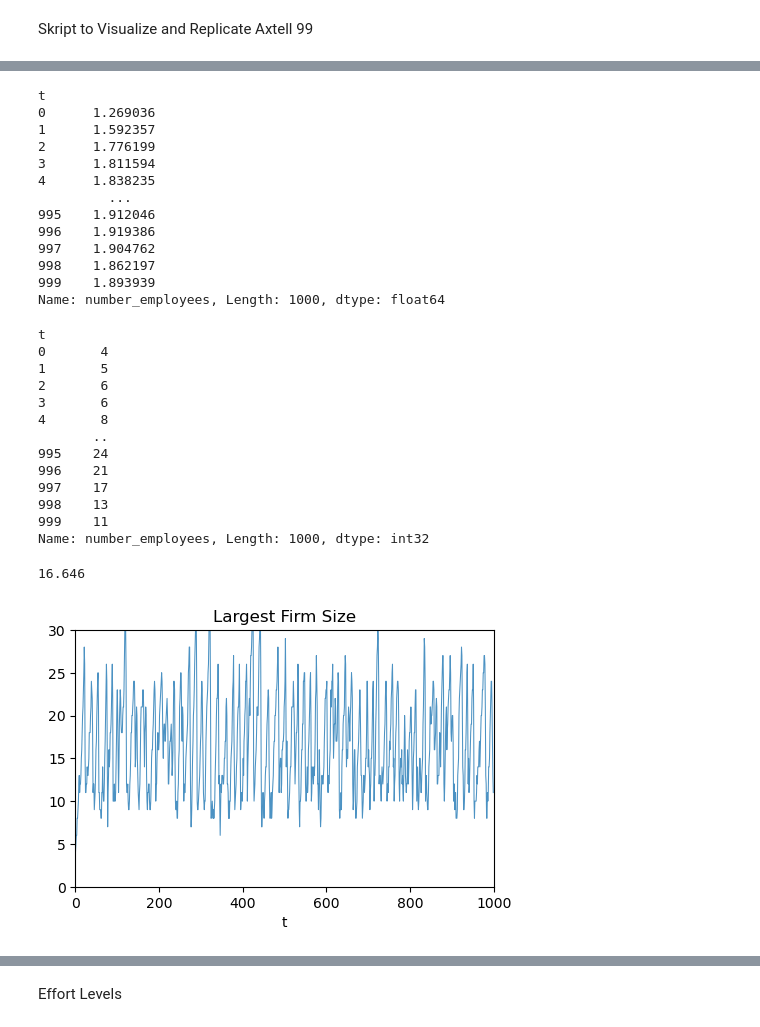
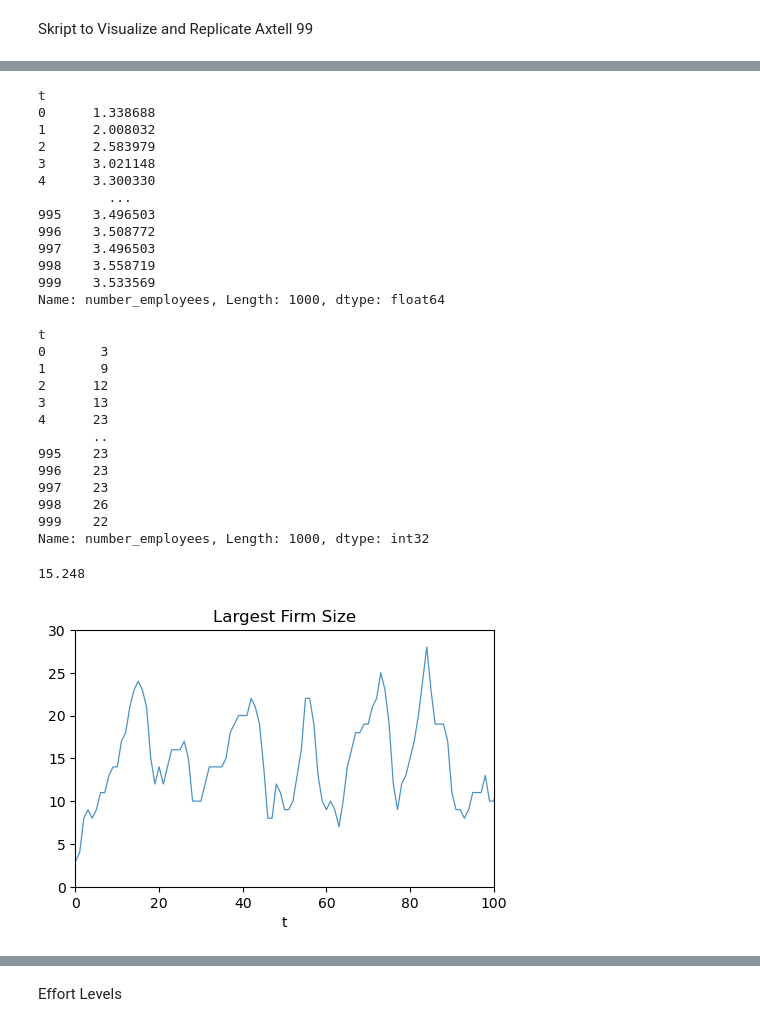
Before and after one commit to niemueller/firmdynamic-abm, a Jupyter notebook: scripts/axtell-99-vis.ipynb, the cells around one changed output, grey strips where cells are left out. Drawn from its saved outputs; the diff is of its cells as text; code cells hidden in the pictures.

```diff
--- a/scripts/axtell-99-vis.ipynb
+++ b/scripts/axtell-99-vis.ipynb
@@ -47,7 +49,7 @@ def set_size(width, fraction=1):
 
     return fig_dim
 # %%
-path_f = f"{out_dir}/res_firm_agent_run{run}_opttype{opttype}.csv.gz"
+path_f = f"{out_dir}/full_run_firm.csv"
 # %%
 path_w = f"{out_dir}/res_worker_agent_run{run}_opttype{opttype}.csv.gz"
 # %%
@@ -95,6 +97,6 @@ worker_df
 1000 rows × 6 columns
 # %%
-firm_dk = dd.read_csv(path_f, blocksize=None , dtype={
+firm_dk = dd.read_csv(path_f , dtype={
     "t": "int16",
     "id": "int32",
     "age": "int16",
@@ -159,17 +163,17 @@ average_firm = firm_dk.groupby(firm_dk.t).number_employees.mean().compute()
 average_firm
 # %% [output]
 t
-0      1.269036
-1      1.592357
-2      1.776199
-3      1.811594
-4      1.838235
+0      1.338688
+1      2.008032
+2      2.583979
+3      3.021148
+4      3.300330
          ...
-995    1.912046
-996    1.919386
-997    1.904762
-998    1.862197
-999    1.893939
+995    3.496503
+996    3.508772
+997    3.496503
+998    3.558719
+999    3.533569
 Name: number_employees, Length: 1000, dtype: float64
 # %%
 max_firm = firm_dk.groupby(firm_dk.t).number_employees.max().compute()
@@ -177,30 +181,32 @@ max_firm = firm_dk.groupby(firm_dk.t).number_employees.max().compute()
 max_firm
 # %% [output]
 t
-0       4
-1       5
-2       6
-3       6
-4       8
+0       3
+1       9
+2      12
+3      13
+4      23
        ..
-995    24
-996    21
-997    17
-998    13
-999    11
+995    23
+996    23
+997    23
+998    26
+999    22
 Name: number_employees, Length: 1000, dtype: int32
 # %%
 print(max_firm.mean())
 # %% [output]
-16.646
+15.248
 # %%
 fig, ax = plt.subplots(1, 1, figsize=set_size(width))
 ax.set_ylim([0,30])
-ax.set_xlim([0,1000])
+ax.set_xlim([0,100])
 ax.set_title("Largest Firm Size")
-max_firm.plot(kind="line", y = "Largest Firm Size", x="t", ax=ax, linewidth=0.75, alpha=0.8)
+max_firm.plot(kind="line", y = "Largest Firm Size", x="t", ax=ax, linewidth=0.9, alpha=0.8)
+plt.xlabel("t")
+plt.savefig(f"{out_dir}/size_largest.pdf", format="pdf")
 plt.show()
 # %% [output]
-[figure, old version]
+[figure, new version]
 # %%
 fig, ax = plt.subplots(1, 1, figsize=set_size(width))
```
Also changed, not shown: parts of 48 cells of this notebook, 6 other files.
